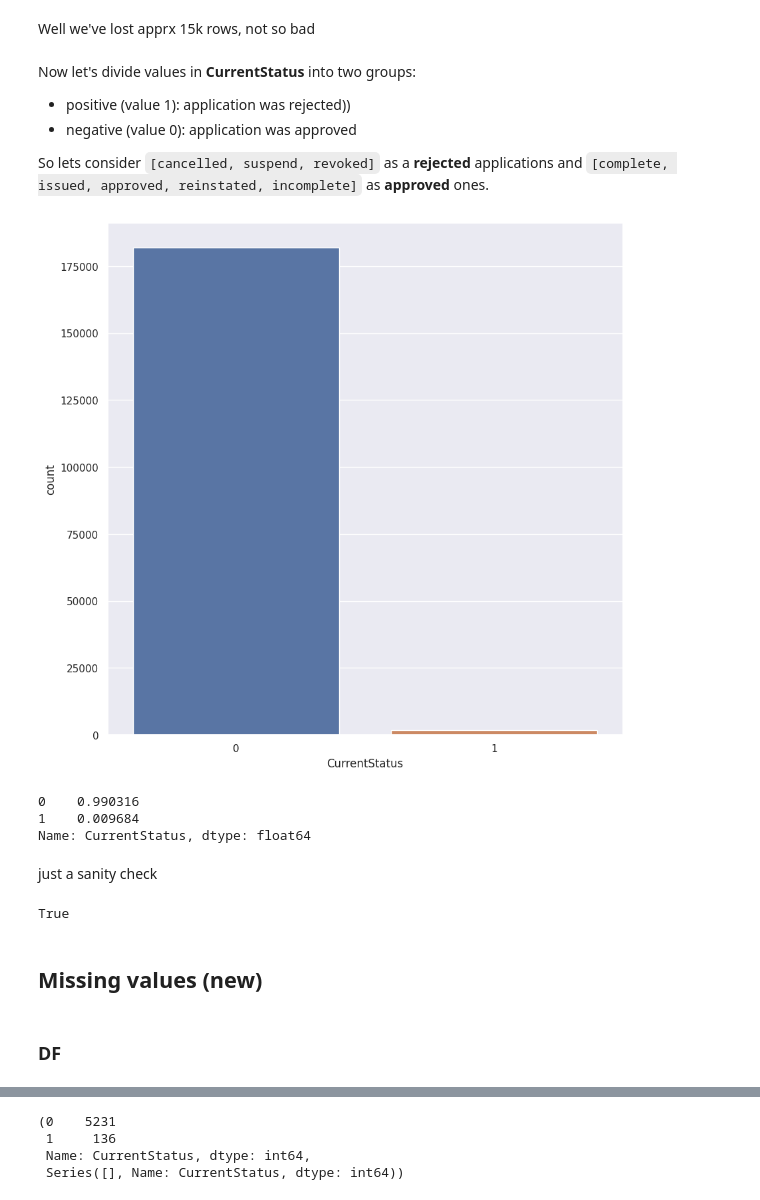
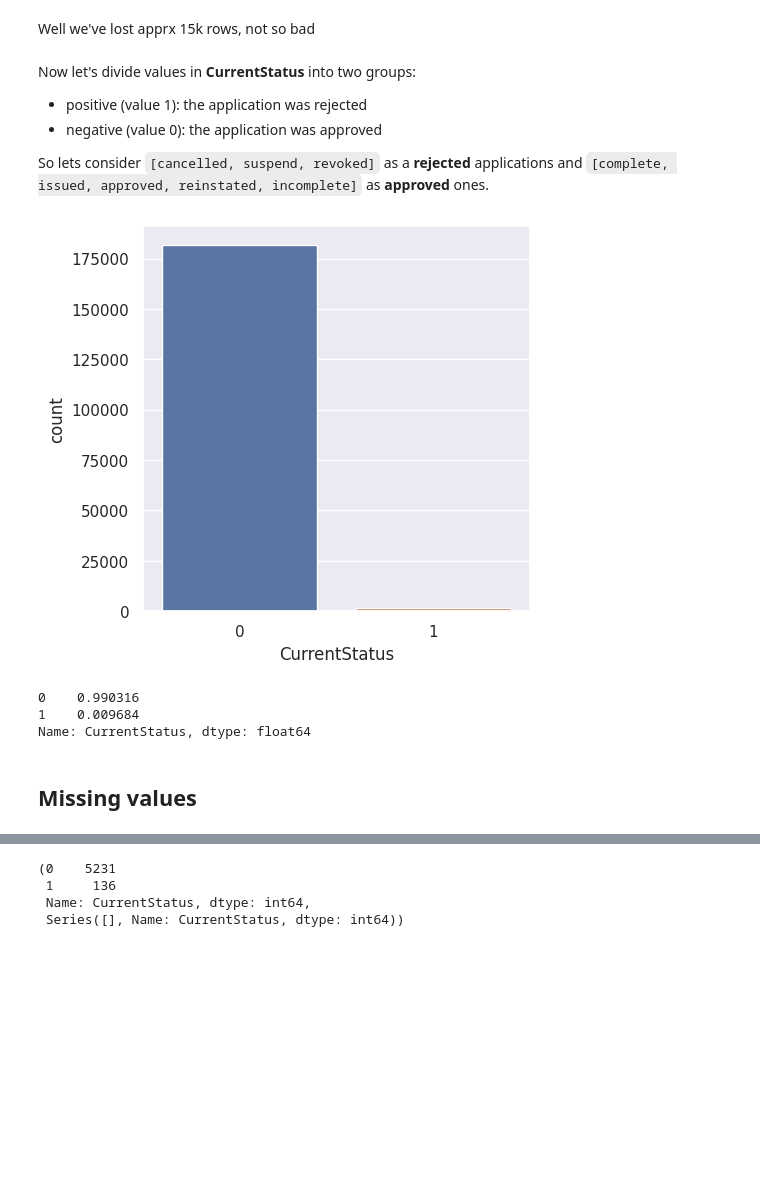
Before and after one commit to Suraba03/ml_san_francisco_permits, a Jupyter notebook: main.ipynb, the cells around one changed output, grey strips where cells are left out. Saved outputs shown, nothing was run; the diff lists cells and outputs as text; code cells hidden in the pictures; blank space fills up the shorter version.

````diff
--- a/main.ipynb
+++ b/main.ipynb
@@ -67,8 +65,8 @@ df.shape
 Well we've lost apprx 15k rows, not so bad
 # %% [markdown]
 Now let's divide values in **CurrentStatus** into two groups:
-+ positive (value 1): application was rejected))
-+ negative (value 0): application was approved
++ positive (value 1): the application was rejected
++ negative (value 0): the application was approved
 
 So lets consider ```[cancelled, suspend, revoked]``` as a **rejected** applications and ```[complete, issued, approved, reinstated, incomplete]``` as **approved** ones.
 # %%
@@ -82,21 +78,13 @@ import seaborn as sns
 # %%
-sns.set(rc={'figure.figsize':(10,10)})
+sns.set(rc={'figure.figsize':(5, 5)})
 sns.countplot(x=target, data=df);
 # %% [output]
-[figure, old version]
+[figure, new version]
 # %%
 df[target].value_counts() / df.shape[0]
 # %% [output]
 0    0.990316
 1    0.009684
 Name: CurrentStatus, dtype: float64
-# %% [markdown]
-just a sanity check
-# %%
-set(num_cols+cat_cols + [target]) == set(df.columns)
-# %% [output]
-True
 # %% [markdown]
-## Missing values (new)
+## Missing values
-# %% [markdown]
-### DF
````
Also changed, not shown: parts of 180 cells of this notebook.
